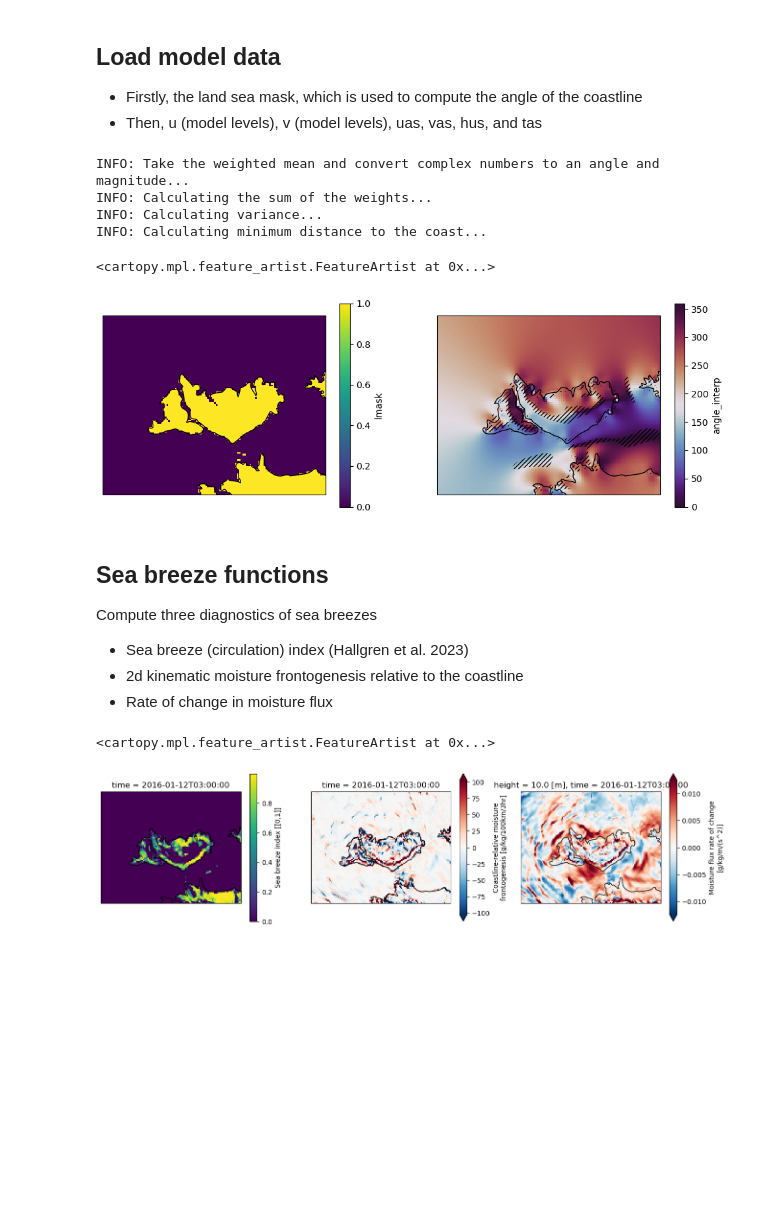
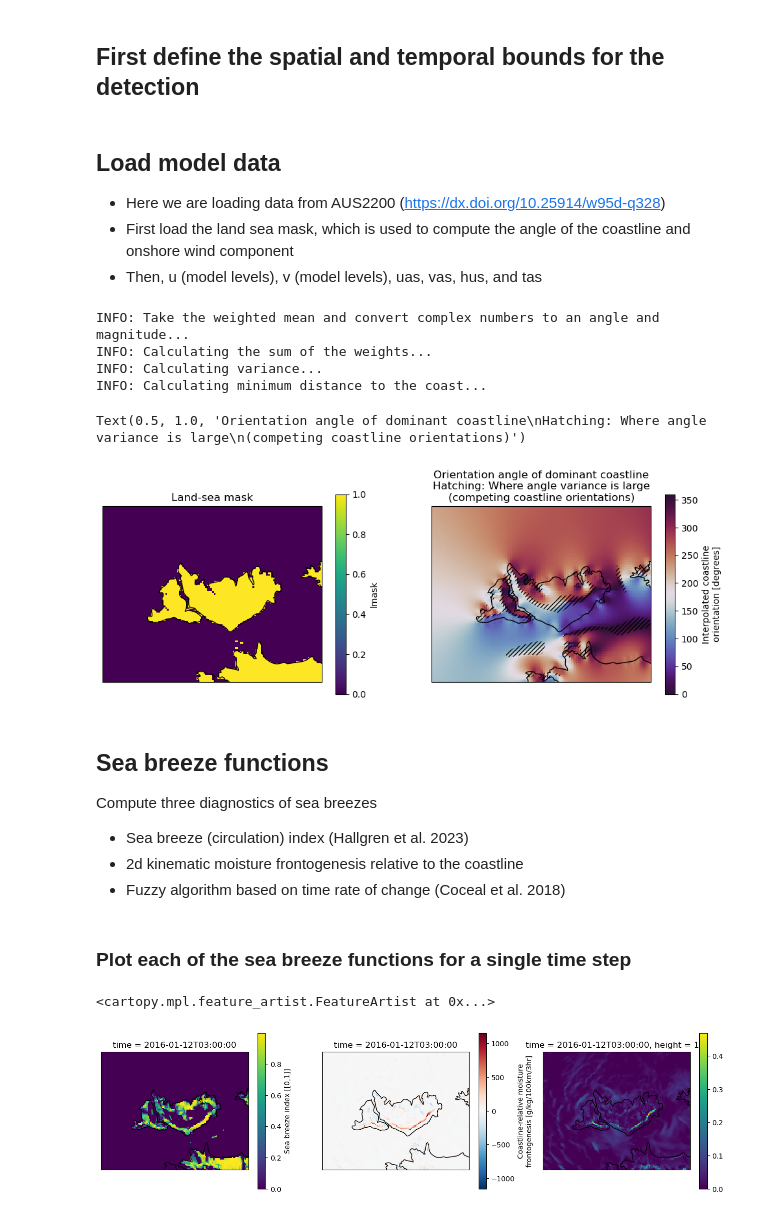
Before and after one commit to andrewbrown31/sea_breeze, a Jupyter notebook: example_notebooks/sea_breeze_detection_example.ipynb, the cells around one changed output. Drawn from its saved outputs; the diff is of its cells as text; code cells hidden in the pictures; blank space fills up the shorter version.

Commit message:
Misc changes to notebooks and visualisations

```diff
--- a/example_notebooks/sea_breeze_detection_example.ipynb
+++ b/example_notebooks/sea_breeze_detection_example.ipynb
@@ -19,3 +20,5 @@ Modifying workers
+# %% [markdown]
+## First define the spatial and temporal bounds for the detection
 # %%
 t1 = "2016-01-11 12:00"
 t2 = "2016-01-12 12:00"
@@ -26,7 +28,8 @@ hgt_slice = slice(0,5000)
 # %% [markdown]
 ## Load model data
 
-* Firstly, the land sea mask, which is used to compute the angle of the coastline
+* Here we are loading data from AUS2200 (https://dx.doi.org/10.25914/w95d-q328)
+* First load the land sea mask, which is used to compute the angle of the coastline and onshore wind component
 * Then, u (model levels), v (model levels), uas, vas, hus, and tas
 # %%
 #Load land sea mask and compute coastline angles
@@ -36,7 +39,7 @@ orog, lsm = load_model_data.load_aus2200_static(
     lat_slice)
 angle_ds = load_model_data.get_coastline_angle_kernel(
     lsm,
-    R=8,
+    R=4,
     compute=True)
 # %% [output]
 INFO: Take the weighted mean and convert complex numbers to an angle and magnitude...
@@ -46,15 +49,17 @@ INFO: Calculating minimum distance to the coast...
 # %%
 plt.figure(figsize=[12,4])
 ax = plt.subplot(1,2,1,projection=ccrs.PlateCarree())
 lsm.plot()
 ax.coastlines()
+plt.title("Land-sea mask")
 ax = plt.subplot(1,2,2,projection=ccrs.PlateCarree())
 angle_ds.angle_interp.plot(cmap="twilight_shifted",vmin=0,vmax=360)
-xr.plot.contourf(angle_ds.variance,levels=[0.,0.5],hatches=["","/////"],colors="none",add_colorbar=False)
+xr.plot.contourf(angle_ds.variance_interp,levels=[0.,0.5],hatches=["","/////"],colors="none",add_colorbar=False)
 ax.coastlines()
+plt.title("Orientation angle of dominant coastline\nHatching: Where angle variance is large\n(competing coastline orientations)")
 # %% [output]
-<cartopy.mpl.feature_artist.FeatureArtist at 0x...>
+Text(0.5, 1.0, 'Orientation angle of dominant coastline\nHatching: Where angle variance is large\n(competing coastline orientations)')
-[figure, old version]
+[figure, new version]
 # %%
 chunks = {"lev":{},"time":1,"lat":-1,"lon":-1}
 aus2200_va = load_model_data.round_times(
@@ -147,5 +152,5 @@ aus2200_zmla = load_model_data.round_times(
 Compute three diagnostics of sea breezes
 * Sea breeze (circulation) index (Hallgren et al. 2023)
 * 2d kinematic moisture frontogenesis relative to the coastline
-* Rate of change in moisture flux
+* Fuzzy algorithm based on time rate of change (Coceal et al. 2018)
 # %%
@@ -186,3 +190,5 @@ F_hourly = sea_breeze_funcs.hourly_change(
+# %% [markdown]
+### Plot each of the sea breeze functions for a single time step
 # %%
 t = "2016-01-12 03:00"
 
@@ -193,14 +199,14 @@ sbi.sel(time=t).sbi.plot()
 ax.coastlines()
 
 ax=plt.subplot(1,3,2,projection=ccrs.PlateCarree())
-Fc.sel(time=t).Fc.plot(robust=True)
+Fc.sel(time=t).Fc.plot()
 ax.coastlines()
 
 ax=plt.subplot(1,3,3,projection=ccrs.PlateCarree())
-F_dqdt.sel(time=t).dqu_dt.plot(robust=True)
+F_fuzzy.sel(time=t).plot()
 ax.coastlines()
 # %% [output]
 <cartopy.mpl.feature_artist.FeatureArtist at 0x...>
-[figure, old version]
+[figure, new version]
 # %% [markdown]
 ## Sea breeze filters
```
Also changed, not shown: parts of 14 cells of this notebook, 3 other files.
